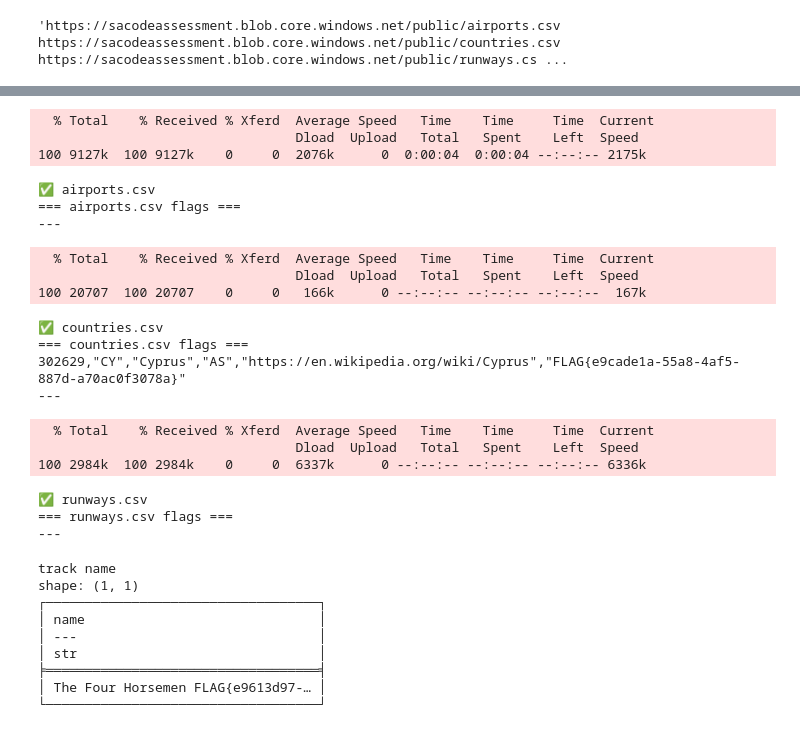
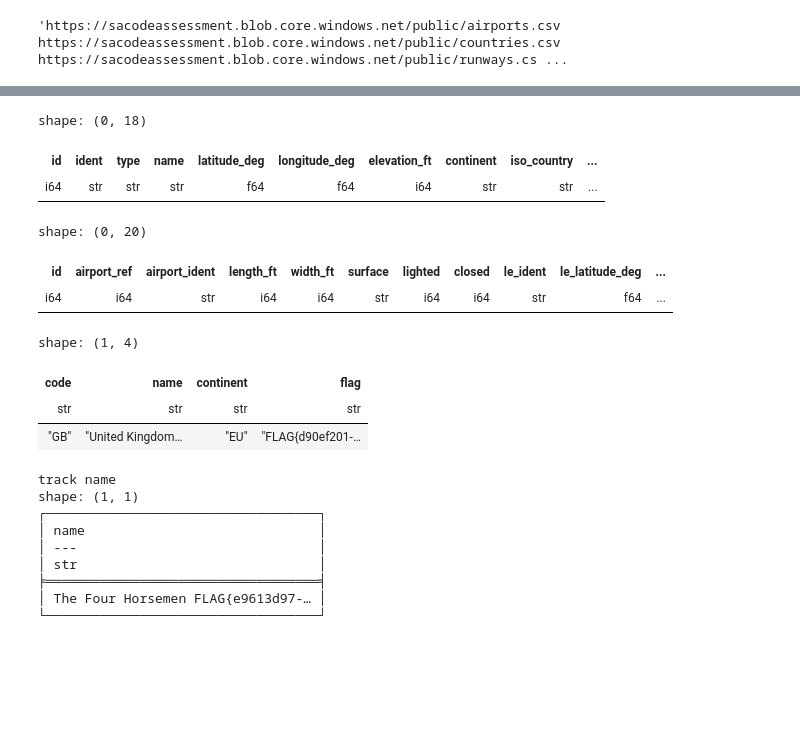
Before and after one commit to Raastin-Workspace/Eneco, a Jupyter notebook: Mostafa_Sayyahi_Eneco_Assignment.ipynb, the cells around one changed output, grey strips where cells are left out. Saved outputs shown, nothing was run; the diff lists cells and outputs as text; code cells hidden in the pictures; blank space fills up the shorter version.

```diff
--- a/Mostafa_Sayyahi_Eneco_Assignment.ipynb
+++ b/Mostafa_Sayyahi_Eneco_Assignment.ipynb
@@ -511,36 +680,41 @@ urls_str
+# %%
+airports.filter(
+    pl.max_horizontal(pl.col(pl.String).str.to_lowercase().str.contains('flag\{'))
+    | pl.max_horizontal(pl.col(pl.String).str.to_lowercase().str.contains('RkxBR3s'))
+)
+# %% [output]
+shape: (0, 18)
+| id | ident | type | name | latitude_deg | longitude_deg | elevation_ft | continent | iso_country | ... |
+| i64 | str | str | str | f64 | f64 | i64 | str | str | ... |
+# %%
+runways.filter(
+    pl.max_horizontal(pl.col(pl.String).str.to_lowercase().str.contains('flag\{'))
+    | pl.max_horizontal(pl.col(pl.String).str.to_lowercase().str.contains('RkxBR3s'))
+)
+# %% [output]
+shape: (0, 20)
+| id | airport_ref | airport_ident | length_ft | width_ft | surface | lighted | closed | le_ident | le_latitude_deg | ... |
+| i64 | i64 | str | i64 | i64 | str | i64 | i64 | str | f64 | ... |
 # %%
-%%bash -s "$urls_str"
-mkdir -p logs
-cd logs
-read -a urls <<< "$1"
-for url in "${urls[@]}"; do
-  fn=$(basename "$url")
-  curl -O "$url" && echo "✅ $fn"
-  echo "=== $fn flags ==="
-  grep -i 'FLAG{' "$fn"
-  grep 'RkxBR3s' "$fn"
-  echo "---"
-done
+# %%bash -s "$urls_str"
+# mkdir -p logs
+# cd logs
+# read -a urls <<< "$1"
+# for url in "${urls[@]}"; do
+#   fn=$(basename "$url")
+#   curl -O "$url" && echo "✅ $fn"
+#   echo "=== $fn flags ==="
+#   grep -i 'FLAG{' "$fn"
+#   grep 'RkxBR3s' "$fn"
+#   echo "---"
+# done
-# %% [output]
-  % Total    % Received % Xferd  Average Speed   Time    Time     Time  Current
-                                 Dload  Upload   Total   Spent    Left  Speed
-100 9127k  100 9127k    0     0  2076k      0  0:00:04  0:00:04 --:--:-- 2175k
-✅ airports.csv
-=== airports.csv flags ===
----
-  % Total    % Received % Xferd  Average Speed   Time    Time     Time  Current
-                                 Dload  Upload   Total   Spent    Left  Speed
-100 20707  100 20707    0     0   166k      0 --:--:-- --:--:-- --:--:--  167k
-✅ countries.csv
-=== countries.csv flags ===
-302629,"CY","Cyprus","AS","https://en.wikipedia.org/wiki/Cyprus","FLAG{e9cade1a-55a8-4af5-887d-a70ac0f3078a}"
----
-  % Total    % Received % Xferd  Average Speed   Time    Time     Time  Current
-                                 Dload  Upload   Total   Spent    Left  Speed
-100 2984k  100 2984k    0     0  6337k      0 --:--:-- --:--:-- --:--:-- 6336k
-✅ runways.csv
-=== runways.csv flags ===
----
+# %%
+countries_data.filter(~pl.col('flag').is_null())
+# %% [output]
+shape: (1, 4)
+| code | name | continent | flag |
+| str | str | str | str |
+| "GB" | "United Kingdom… | "EU" | "FLAG{d90ef201-… |
 # %%
 for table_name, column_name, data_type, is_nullable in desc.iter_rows():
     if data_type == 'character varying':
```
Also changed, not shown: parts of 21 cells of this notebook, 1 other file.
